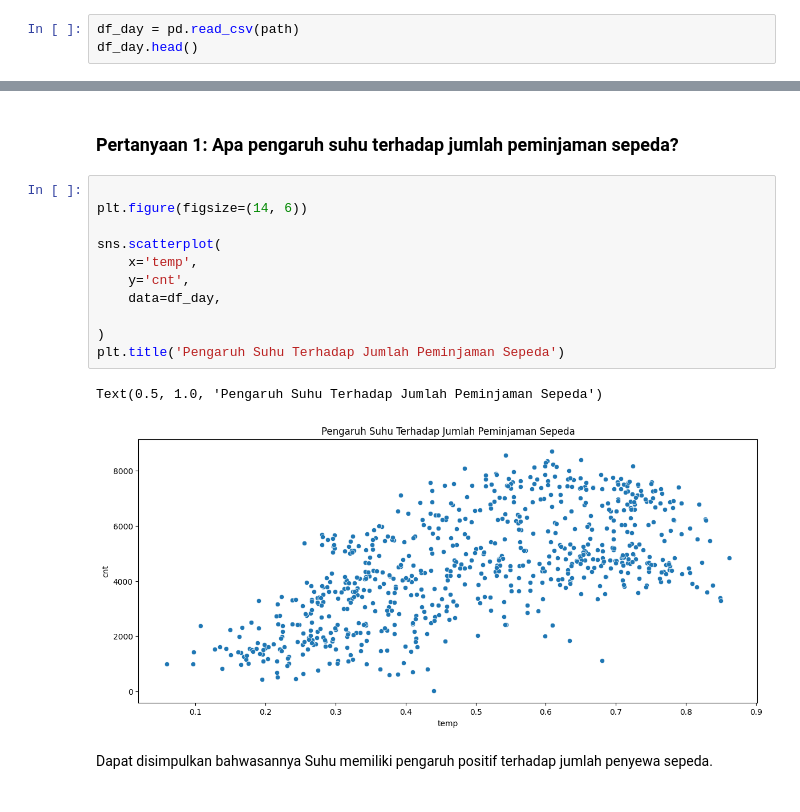
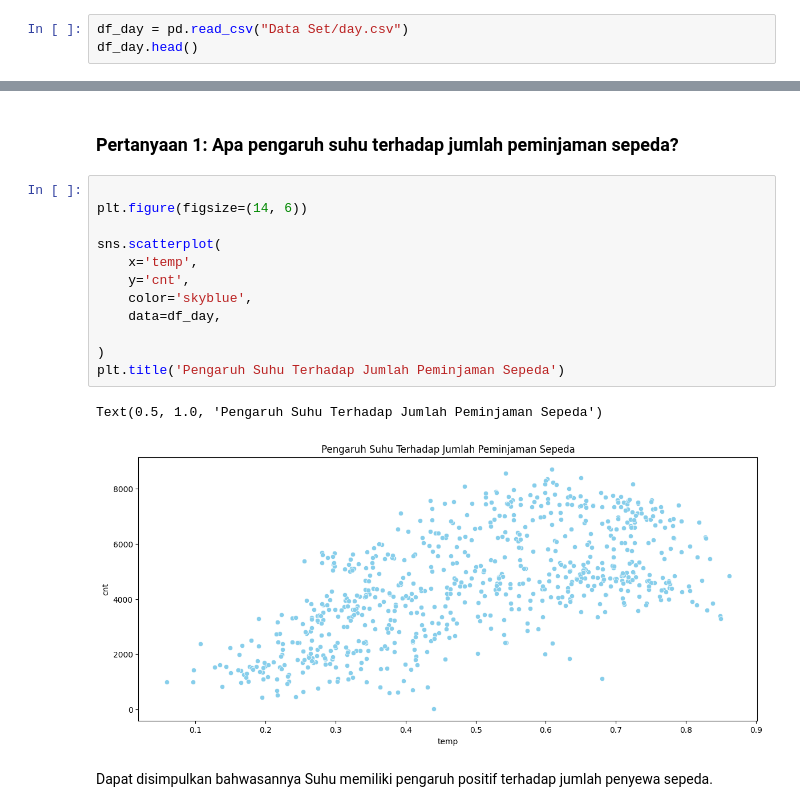
Before and after one commit to MrAlFuady/Fuady, a Jupyter notebook: Salinan_dari_Proyek_Analisis_Data.ipynb, the cells around one changed output, grey strips where cells are left out. Drawn from its saved outputs; the diff is of its cells as text.

```diff
--- a/Salinan_dari_Proyek_Analisis_Data.ipynb
+++ b/Salinan_dari_Proyek_Analisis_Data.ipynb
@@ -48,5 +37,5 @@ path = '/content/drive/My Drive/Dataset/day.csv'
 # %%
-df_day = pd.read_csv(path)
+df_day = pd.read_csv("Data Set/day.csv")
 df_day.head()
 # %% [output]
 |  | instant | dteday | season | yr | mnth | holiday | weekday | workingday | weathersit | temp | ... |
@@ -336,17 +324,18 @@ df_day.groupby(by='mnth').agg({
 # %%
 
 plt.figure(figsize=(14, 6))
 
 sns.scatterplot(
     x='temp',
     y='cnt',
+    color='skyblue',
     data=df_day,
 
 )
 plt.title('Pengaruh Suhu Terhadap Jumlah Peminjaman Sepeda')
 # %% [output]
 Text(0.5, 1.0, 'Pengaruh Suhu Terhadap Jumlah Peminjaman Sepeda')
-[figure, old version]
+[figure, new version]
 # %% [markdown]
 Dapat disimpulkan bahwasannya Suhu memiliki pengaruh positif terhadap jumlah penyewa sepeda.
 # %% [markdown]
```
Also changed, not shown: parts of 7 cells of this notebook.
